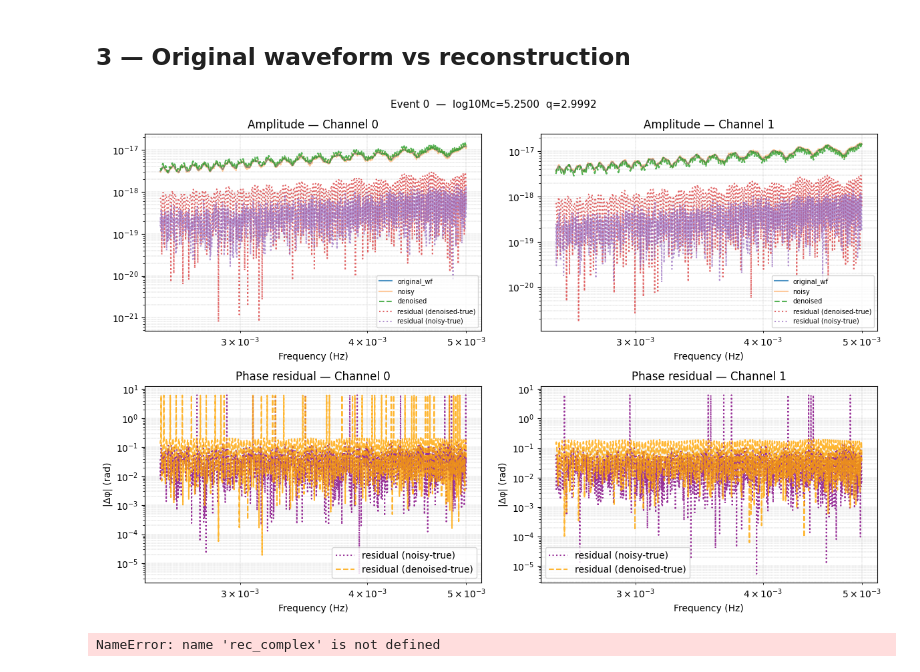
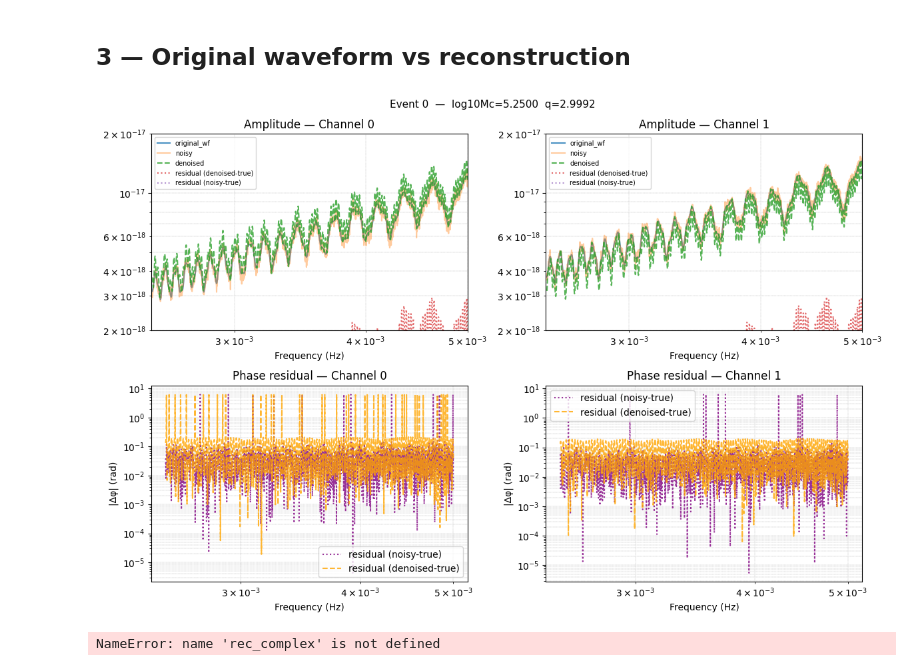
Before and after one commit to g-puleo/pembhb, a Jupyter notebook: scripts/visualise_autoencoder.ipynb, the cells around one changed output. Drawn from its saved outputs; the diff is of its cells as text; code cells hidden in the pictures.

```diff
--- a/scripts/visualise_autoencoder.ipynb
+++ b/scripts/visualise_autoencoder.ipynb
@@ -239,36 +239,36 @@ for j in range(N_events_plot):
         ax.set_xscale("log")
         ax.set_yscale("log")
         ax.set_title(f"Amplitude — Channel {c}")
         ax.legend(fontsize=7)
         ax.grid(True, which='both', ls='--', lw=0.3)
-        # ax.set_xlim(2.5e-3, 5e-3)
-        # ax.set_ylim(2e-18,2e-17)
+        ax.set_xlim(2.5e-3, 5e-3)
+        ax.set_ylim(2e-18,2e-17)
         # ── Phase residual ─────────────────────────────────────────────────
         ax = axes[1, c]
 
         phase_original_wf = torch.angle(original_wf_cmplx[j, c, :]).numpy()
         phase_denoised    = torch.angle(denoised_cmplx[j, c, :]).numpy()
         phase_residual_dt    = phase_residual_denoised_true[j, c, :].numpy()
         phase_residual_nt = phase_residual_noisy_true[j, c, :].numpy()
 
 
         ax.plot(freqs_sliced, phase_residual_nt, color='purple', alpha=0.8, label="residual (noisy-true)", linestyle=':')
         ax.plot(freqs_sliced, phase_residual_dt, color='orange', alpha=0.8, label="residual (denoised-true)", linestyle='--')
         ax.set_xlabel("Frequency (Hz)")
         ax.set_xscale("log")
         ax.set_yscale("log")
         ax.set_ylabel("|Δφ| (rad)")
         ax.set_title(f"Phase residual — Channel {c}")
         ax.grid(True, which='both', ls='--', lw=0.3)
         ax.legend()
     p = params[j].numpy()
     fig.suptitle(f"Event {j}  —  log10Mc={p[0]:.4f}  q={p[1]:.4f}", fontsize=11)
     fig.tight_layout()
     fig.savefig(os.path.join(plot_dir, f"ae_reconstruction_event_{j}.png"), dpi=150)
     plt.show()
     plt.close(fig)
 # %% [output]
-[figure, old version]
+[figure, new version]
 # %%
 # Also compare in the *complex* domain (amplitude)
 # Reconstruct complex waveform from AE output through the full encode→decode pipeline
```
Also changed, not shown: 9 other files.
